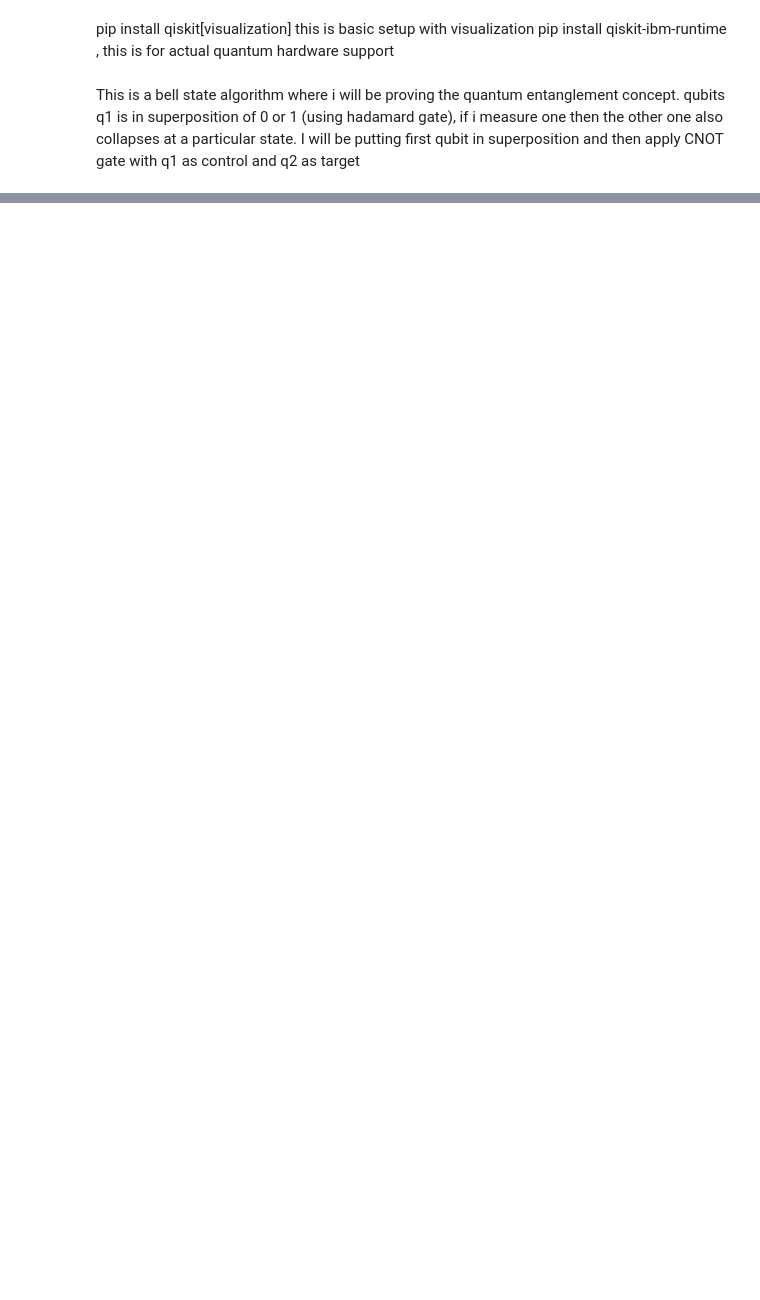
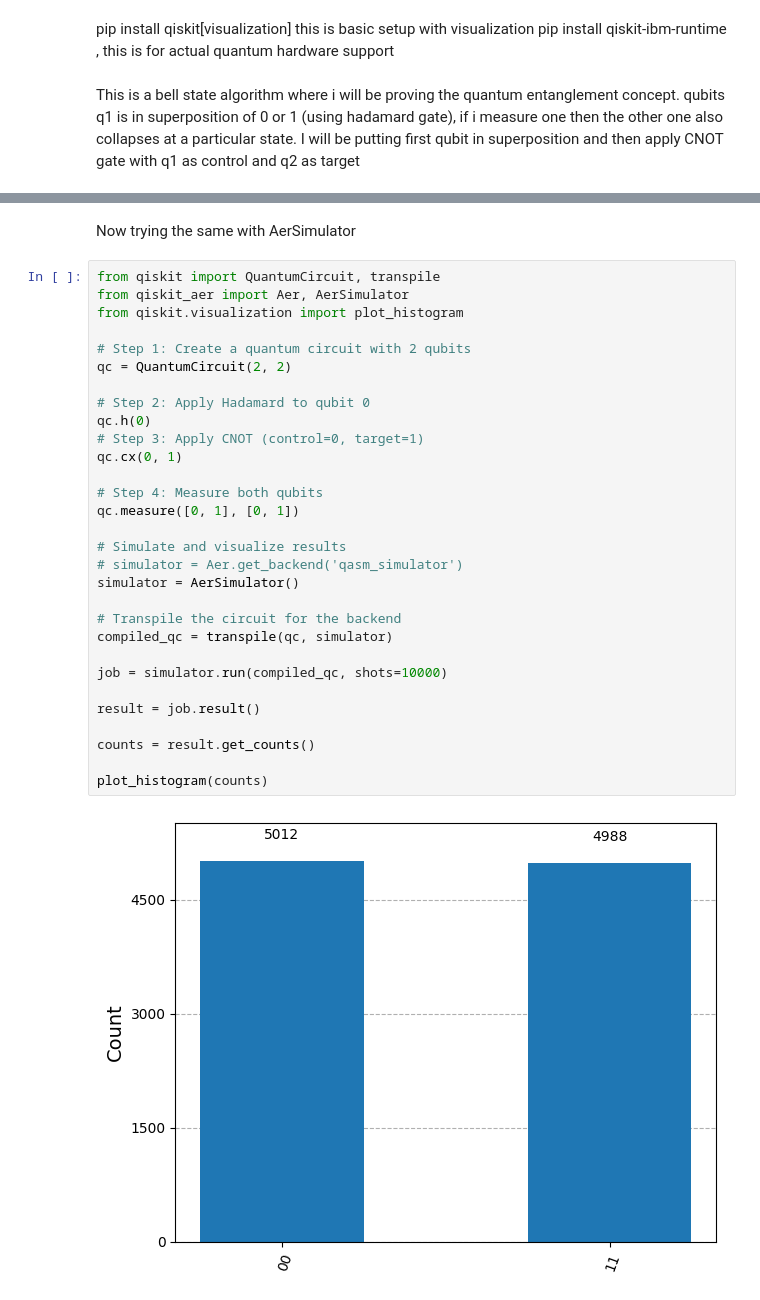
Before and after one commit to Gurj33t-Singh/Qiskit-Practice, a Jupyter notebook: Quantum_Qiskit.ipynb, the cells around one changed output, grey strips where cells are left out. Drawn from its saved outputs; the diff is of its cells as text; blank space fills up the shorter version.

```diff
--- a/Quantum_Qiskit.ipynb
+++ b/Quantum_Qiskit.ipynb
@@ -35,0 +49,34 @@ plot_histogram(counts)
+# %% [markdown]
+Now trying the same with AerSimulator
+# %%
+from qiskit import QuantumCircuit, transpile
+from qiskit_aer import Aer, AerSimulator
+from qiskit.visualization import plot_histogram
+
+# Step 1: Create a quantum circuit with 2 qubits
+qc = QuantumCircuit(2, 2)
+
+# Step 2: Apply Hadamard to qubit 0
+qc.h(0)
+# Step 3: Apply CNOT (control=0, target=1)
+qc.cx(0, 1)
+
+# Step 4: Measure both qubits
+qc.measure([0, 1], [0, 1])
+
+# Simulate and visualize results
+# simulator = Aer.get_backend('qasm_simulator')
+simulator = AerSimulator()
+
+# Transpile the circuit for the backend
+compiled_qc = transpile(qc, simulator)
+
+job = simulator.run(compiled_qc, shots=10000)
+
+result = job.result()
+
+counts = result.get_counts()
+
+plot_histogram(counts)
+# %% [output]
+[figure, added]
```
Also changed, not shown: parts of 3 cells of this notebook.
